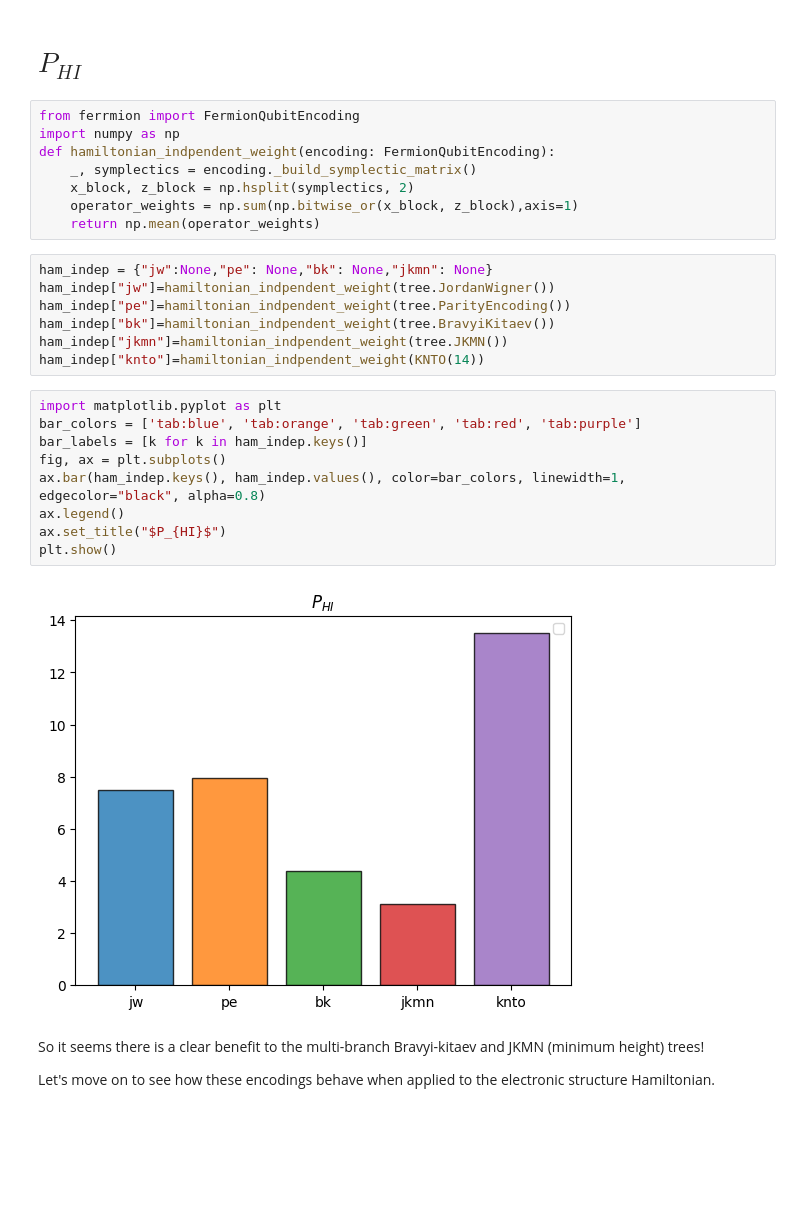
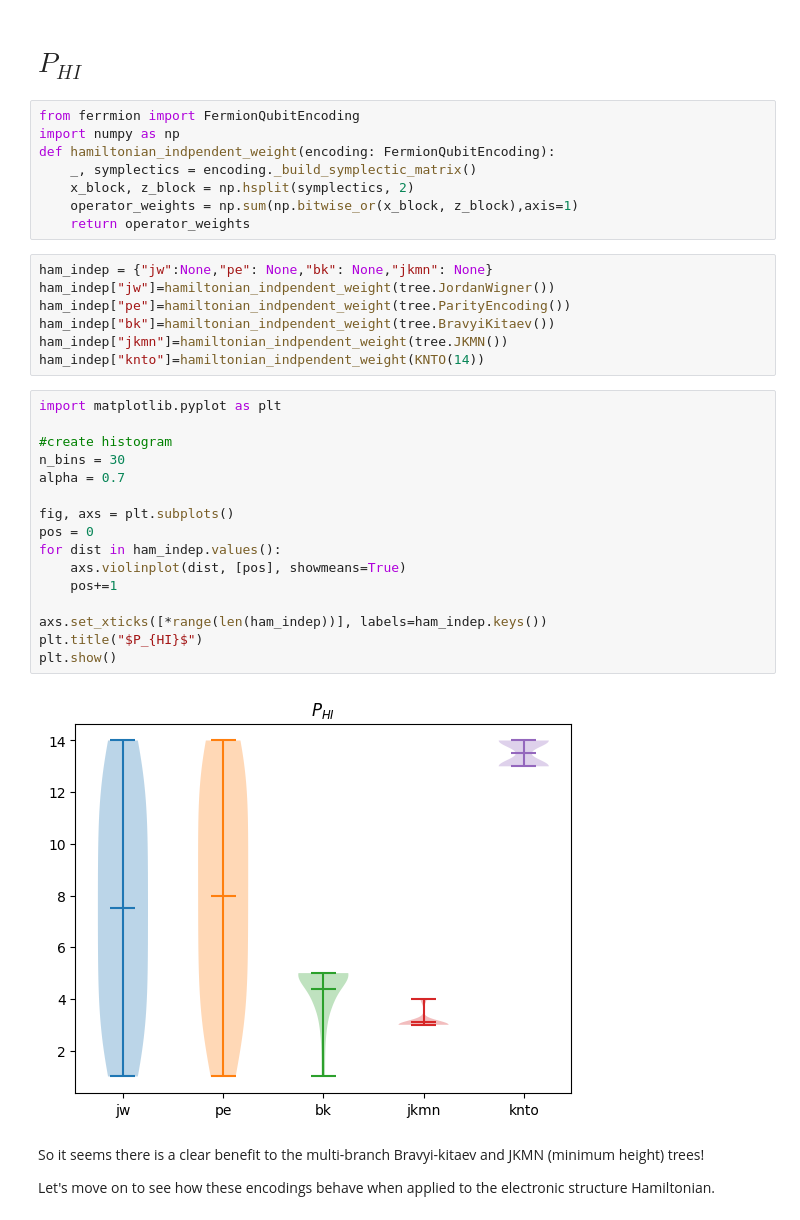
Before and after one commit to UCL-CCS/ferrmion, a Jupyter notebook: docs/source/notebooks/pauli_weight.ipynb, the cells around one changed output. Cells and saved outputs as stored; diff of their text form; blank space fills up the shorter version.

```diff
--- a/docs/source/notebooks/pauli_weight.ipynb
+++ b/docs/source/notebooks/pauli_weight.ipynb
@@ -47,7 +45,7 @@ def hamiltonian_indpendent_weight(encoding: FermionQubitEncoding):
     _, symplectics = encoding._build_symplectic_matrix()
     x_block, z_block = np.hsplit(symplectics, 2)
     operator_weights = np.sum(np.bitwise_or(x_block, z_block),axis=1)
-    return np.mean(operator_weights)
+    return operator_weights
 # %%
 ham_indep = {"jw":None,"pe": None,"bk": None,"jkmn": None}
 ham_indep["jw"]=hamiltonian_indpendent_weight(tree.JordanWigner())
@@ -55,17 +53,24 @@ ham_indep["pe"]=hamiltonian_indpendent_weight(tree.ParityEncoding())
 ham_indep["bk"]=hamiltonian_indpendent_weight(tree.BravyiKitaev())
 ham_indep["jkmn"]=hamiltonian_indpendent_weight(tree.JKMN())
 ham_indep["knto"]=hamiltonian_indpendent_weight(KNTO(14))
-# %%
-import matplotlib.pyplot as plt
-bar_colors = ['tab:blue', 'tab:orange', 'tab:green', 'tab:red', 'tab:purple']
-bar_labels = [k for k in ham_indep.keys()]
-fig, ax = plt.subplots()
-ax.bar(ham_indep.keys(), ham_indep.values(), color=bar_colors, linewidth=1, edgecolor="black", alpha=0.8)
-ax.legend()
-ax.set_title("$P_{HI}$")
-plt.show()
-# %% [output]
-[figure, removed]
+# %%
+import matplotlib.pyplot as plt
+
+#create histogram
+n_bins = 30
+alpha = 0.7
+
+fig, axs = plt.subplots()
+pos = 0
+for dist in ham_indep.values():
+    axs.violinplot(dist, [pos], showmeans=True)
+    pos+=1
+
+axs.set_xticks([*range(len(ham_indep))], labels=ham_indep.keys())
+plt.title("$P_{HI}$")
+plt.show()
+# %% [output]
+[figure, added]
 # %% [markdown]
 So it seems there is a clear benefit to the multi-branch Bravyi-kitaev and JKMN (minimum height) trees!
 
```
Also changed, not shown: parts of 16 cells of this notebook.
